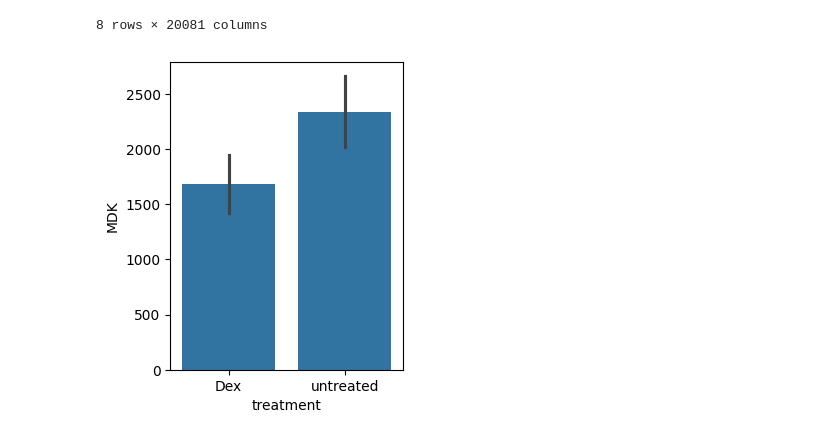
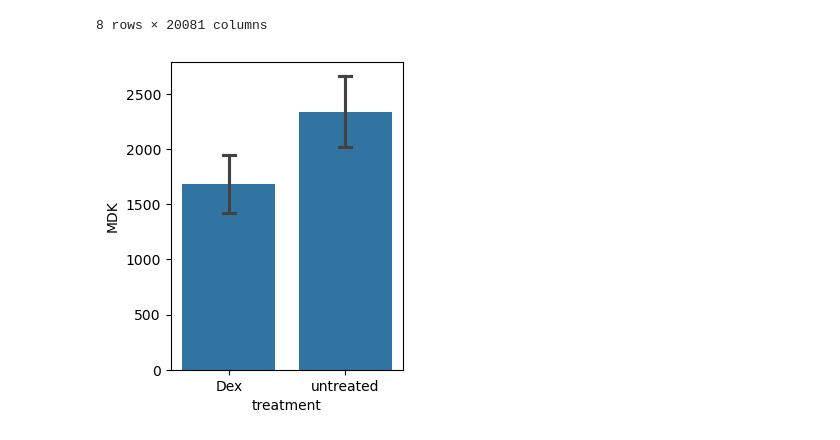
Before and after one commit to Yokohide0317/2024BI-Python, a Jupyter notebook: 9回目/06_deseq2.ipynb, the cells around one changed output. Saved outputs shown, nothing was run; the diff lists cells and outputs as text; code cells hidden in the pictures.

```diff
--- a/9回目/06_deseq2.ipynb
+++ b/9回目/06_deseq2.ipynb
@@ -284,10 +350,10 @@ normed_counts
 8 rows × 20081 columns
 # %%
 fig, ax = plt.subplots(figsize=(3, 4))
-sns.barplot(data=normed_counts, x="treatment", y="MDK", ci="sd", ax=ax)
+sns.barplot(data=normed_counts, x="treatment", y="MDK", ci="sd", capsize=0.1, ax=ax)
 plt.show()
 # %% [output]
-[figure, old version]
+[figure, new version]
 # %%
 significant_df = deseq_result_df[deseq_result_df["padj"] < 0.05]
 significant_df
```
Also changed, not shown: parts of 16 cells of this notebook, 1 other file.
